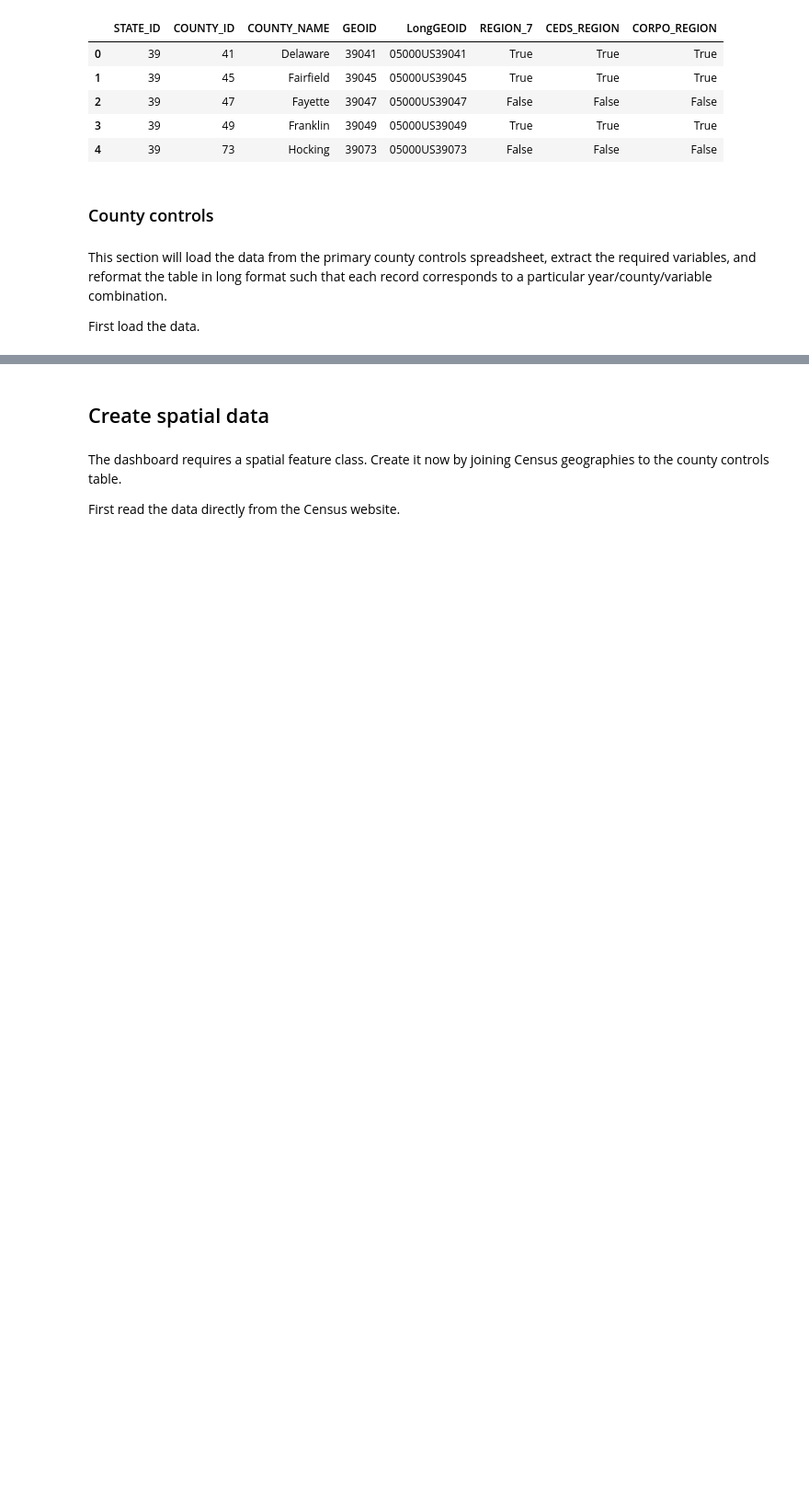
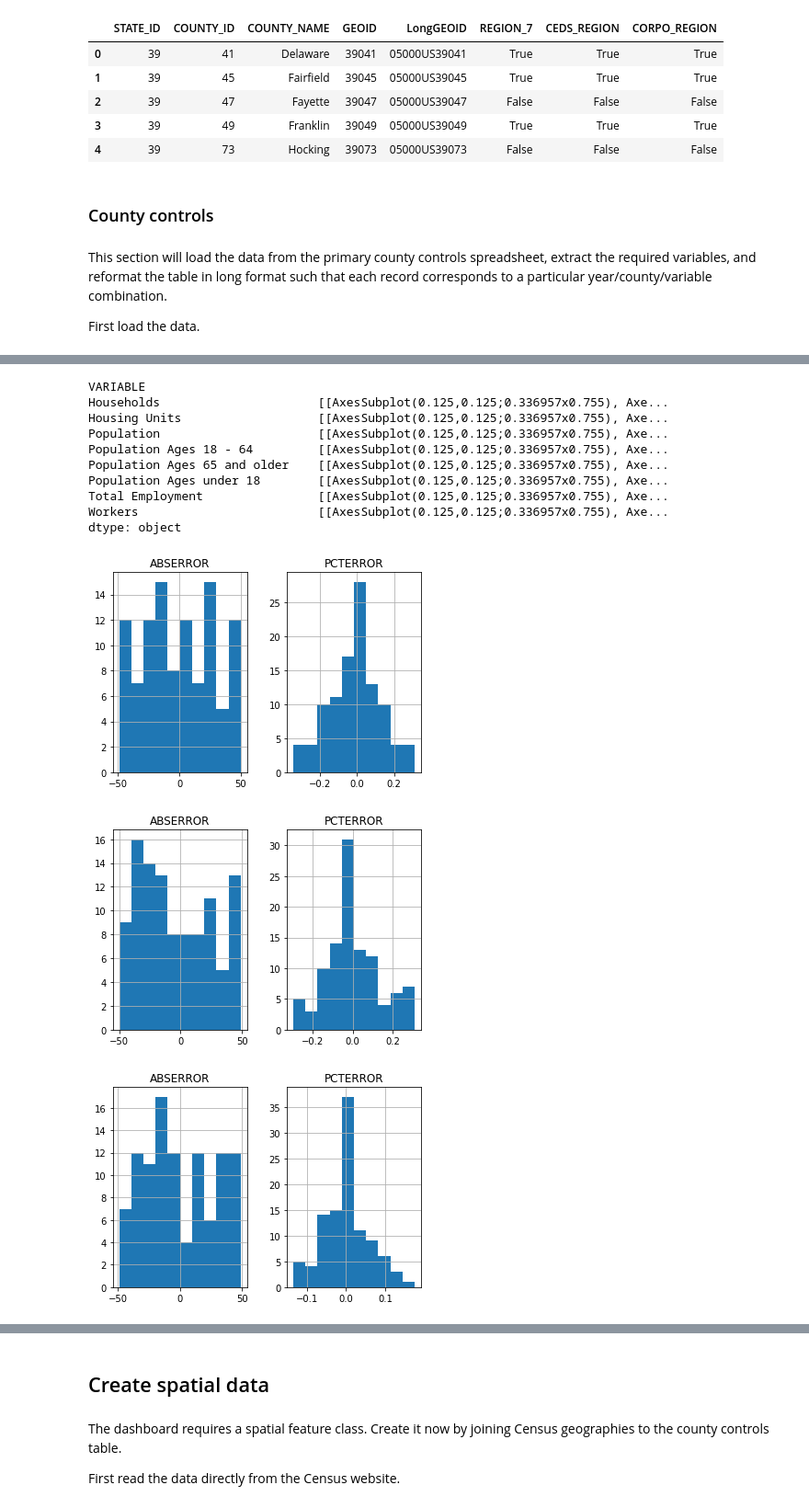
Before and after one commit to morpc/morpc-county-controls, a Jupyter notebook: Create Population Hub table.ipynb, the cells around one changed output, grey strips where cells are left out. Shown at 92% size. Saved outputs shown, nothing was run; the diff lists cells and outputs as text; code cells hidden in the pictures; blank space fills up the shorter version.

Commit message:
Updated rounding for population hub layers to use a hybrid scheme
Also added detail about deliverables in README and tweaked user analysis to account for (soon to be) separate web map.

```diff
--- a/Create Population Hub table.ipynb
+++ b/Create Population Hub table.ipynb
@@ -42,12 +42,15 @@ INCLUDE_VARS = {
 
 ## Uncomment one of the following rounding types to round all values in the data
 # No rounding will be performed
-ROUNDING_TYPE = None
+#ROUNDING_TYPE = None
 # Values will be rounded to the digit specified in ROUND_DECPLACES (see documentation for round())
 #ROUNDING_TYPE = "decimal_places"
 # Values will be rounded to the number of significant digits specified in ROUND_SIGFIGS or to the hundreds
 # place, whichever is less precise.
 #ROUNDING_TYPE = "significant_figures"
+# Hybrid place-based rounding scheme. Values are rounded to the hundreds place except values less than 1000
+# which are rounded to tens place.  ROUND_DECPLACES and ROUND_SIGFIGS are not used (parameters are hardcoded below)
+ROUNDING_TYPE = "hybrid"
 
 ROUND_DECPLACES = -3
 ROUND_SIGFIGS = 3
@@ -168,0 +145,24 @@ countyControls
+# %%
+countyControlsRounded = countyControls.copy()
+
+if ROUNDING_TYPE == None:
+    pass
+elif ROUNDING_TYPE == "significant_digits":
+    # If using significant figures, figure out how many digits are in the value.  Subtract the number of digits from the number
+    # of significant figures to determine the rounding digit.  If the rounding digit is smaller than the 100s place, round to the
+    # 100s place instead.
+    countyControlsRounded["VALUE"] = countyControlsRounded["VALUE"].apply(lambda x: round(x, min(ROUND_SIGFIGS-int(math.ceil(math.log10(abs(x)))), -2)))
+elif ROUNDING_TYPE == "decimal_places":
+    # If using decimal places, simply round to the specified digit.
+    countyControlsRounded["VALUE"] = countyControlsRounded["VALUE"].apply(lambda x: round(x, ROUND_DECPLACES))
+elif ROUNDING_TYPE == "hybrid":
+    # Round to the hundreds place unless the value is less than 1000 in which case round to tens place
+    countyControlsRounded["VALUE"] = countyControlsRounded["VALUE"].apply(lambda x: round(x, -2) if x>=1000 else round(x, -1))
+else:
+    print("ERROR: No handler for rounding type {}.".format(ROUNDING_TYPE))
+    raise RuntimeError
+
+# Regardless of the rounding method, make sure all values end up as integers.
+countyControlsRounded["VALUE"] = countyControlsRounded["VALUE"].round(0).astype("Int64")
+
+countyControlsRounded
@@ -168,0 +187,8 @@ countyControls
+# %%
+roundingError = countyControls.copy().set_index(["COUNTY","VARIABLE","YEAR"]).rename(columns={"VALUE":"ORIGINAL"})
+roundingError = roundingError.join(countyControlsRounded.set_index(["COUNTY","VARIABLE","YEAR"]).rename(columns={"VALUE":"ROUNDED"}))
+roundingError["ABSERROR"] = roundingError["ROUNDED"] - roundingError["ORIGINAL"]
+roundingError["PCTERROR"] = roundingError["ABSERROR"]/roundingError["ORIGINAL"]*100
+roundingError = roundingError.reset_index()
+roundingError = roundingError.drop(columns=["ORIGINAL","ROUNDED"])
+roundingError.head()
@@ -168,0 +228,16 @@ countyControls
+# %%
+roundingError.drop(columns=["YEAR","COUNTY"]).groupby("VARIABLE").hist()
+# %% [output]
+VARIABLE
+Households                      [[AxesSubplot(0.125,0.125;0.336957x0.755), Axe...
+Housing Units                   [[AxesSubplot(0.125,0.125;0.336957x0.755), Axe...
+Population                      [[AxesSubplot(0.125,0.125;0.336957x0.755), Axe...
+Population Ages 18 - 64         [[AxesSubplot(0.125,0.125;0.336957x0.755), Axe...
+Population Ages 65 and older    [[AxesSubplot(0.125,0.125;0.336957x0.755), Axe...
+Population Ages under 18        [[AxesSubplot(0.125,0.125;0.336957x0.755), Axe...
+Total Employment                [[AxesSubplot(0.125,0.125;0.336957x0.755), Axe...
+Workers                         [[AxesSubplot(0.125,0.125;0.336957x0.755), Axe...
+dtype: object
+[figure, added]
+[figure, added]
+[figure, added]
```
Also changed, not shown: parts of 15 cells of this notebook, 4 other files.
